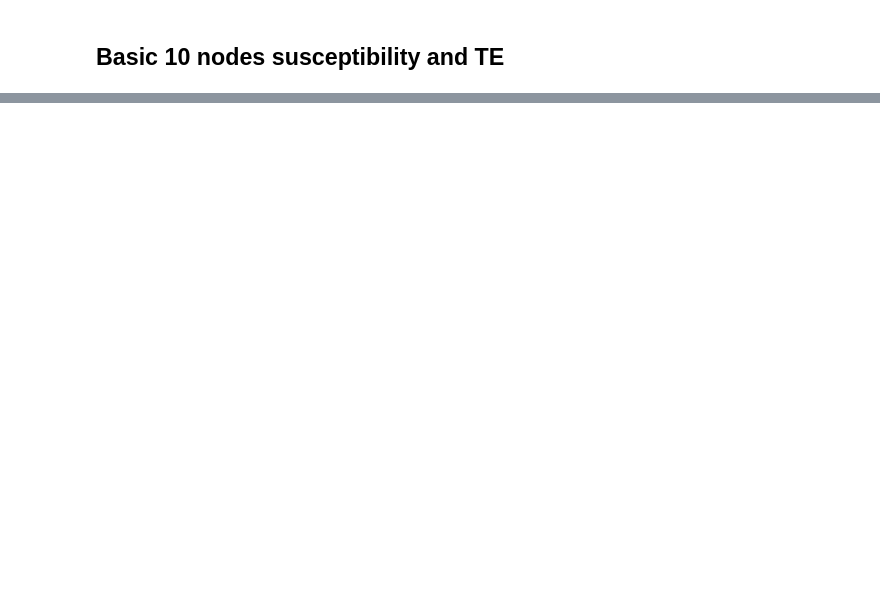
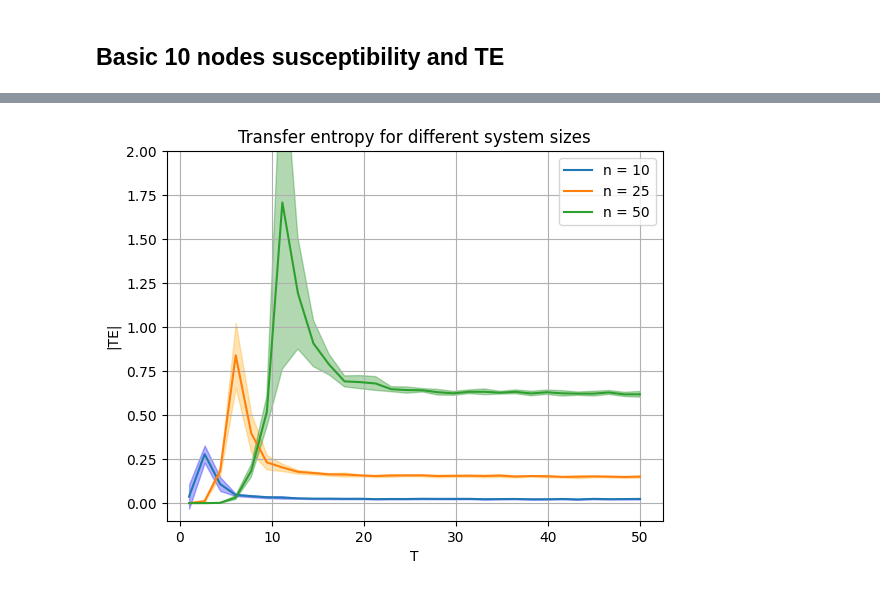
Before and after one commit to mylenevdmaas/CSS2023, a Jupyter notebook: random_networks.ipynb, the cells around one changed output, grey strips where cells are left out. Saved outputs shown, nothing was run; the diff lists cells and outputs as text; code cells hidden in the pictures; blank space fills up the shorter version.

```diff
--- a/random_networks.ipynb
+++ b/random_networks.ipynb
@@ -65,0 +143,33 @@ plt.savefig('Results/10_nodes_TE.png', bbox_inches='tight')
+# %%
+# Calculate TE for diffferent system sizes
+ns = [10, 25, 50]
+temperatures = np.linspace(1, 50, 30)
+runs = 10
+n_iterations = 5000
+colors = ['b', 'orange', 'g']
+
+
+for i, n in enumerate(ns): # loop over system sizes
+
+    C = []
+    C_std = []
+
+    for T in temperatures: # loop over temperatres
+        x = np.zeros(runs)
+        sus = np.zeros(runs)
+
+        for j in range(0, runs): # run simulation 10 times
+            J = conn_matrix_power(n)
+            spins = random_spins(n)
+            _, list_avg_magnetisation, sus[j], spins_timeseries = metropolis(spins, n_iterations, T, J, 1000)
+            x[j] = TE(spins_timeseries, J)
+        C_std.append(np.std(x))
+        C.append(np.abs(np.mean(x)))
+
+    # Plot results
+    plt.plot(temperatures, C, label = 'n = {}'.format(n))
+    lower_bound = np.subtract(C, C_std)
+    upper_bound = np.add(C, C_std)
+    plt.fill_between(temperatures, lower_bound, upper_bound, alpha=0.3, color = colors[i])
+# %% [output]
+[figure, added]
```
Also changed, not shown: parts of 7 cells of this notebook, 4 other files.
